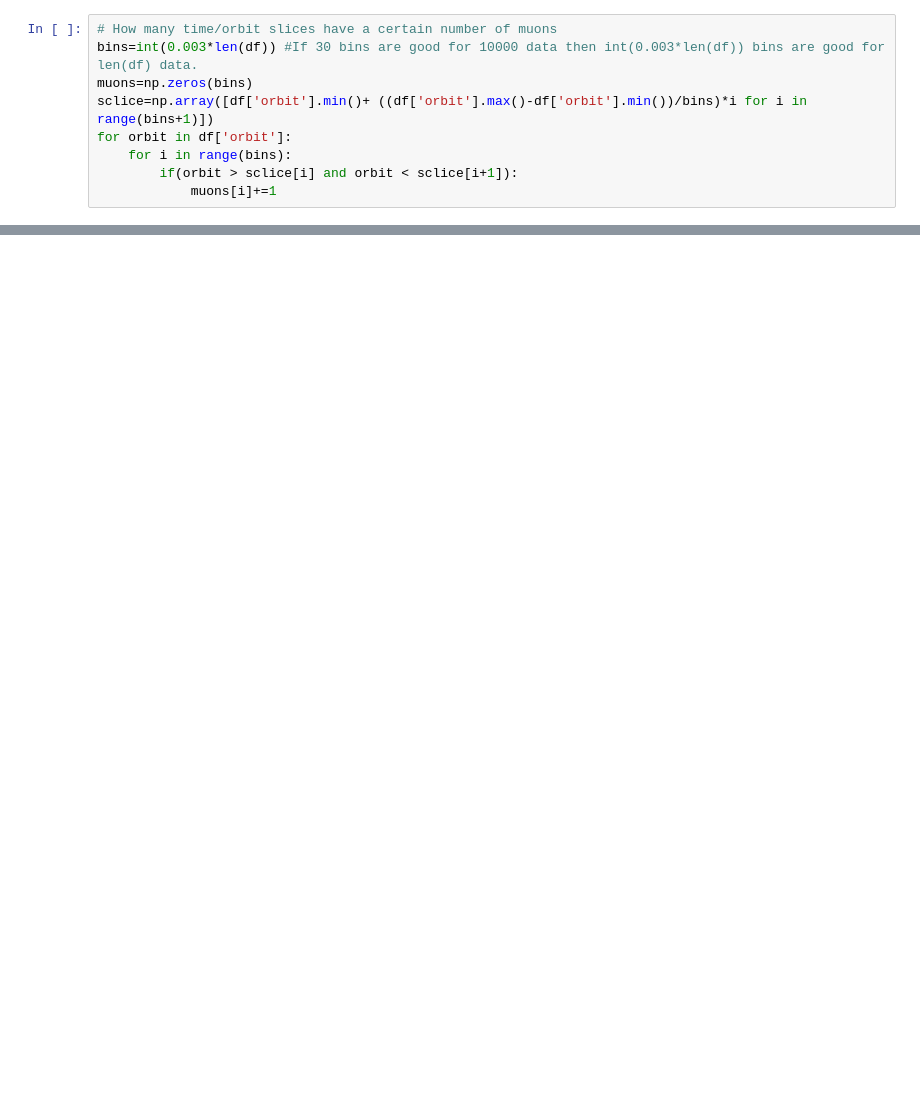
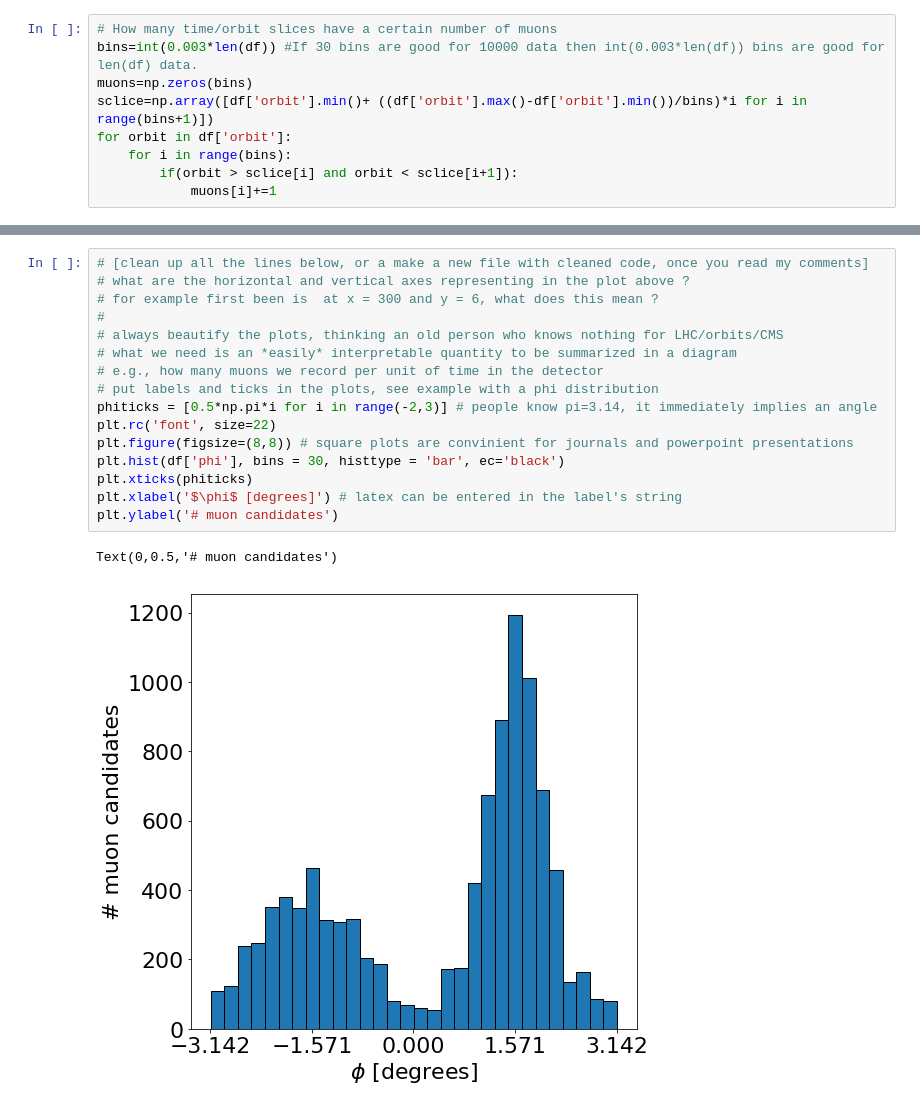
Before and after one commit to GeorgeAlex22/scout, a Jupyter notebook: Test__scout_326790_000000_trunc.ipynb, the cells around one changed output, grey strips where cells are left out. Saved outputs shown, nothing was run; the diff lists cells and outputs as text; blank space fills up the shorter version.

Commit message:
some comments on the code

```diff
--- a/Test__scout_326790_000000_trunc.ipynb
+++ b/Test__scout_326790_000000_trunc.ipynb
@@ -40,0 +38,19 @@ sns.distplot(muons, kde=False)# How many time/orbit slices have a certain number
+# %%
+# [clean up all the lines below, or a make a new file with cleaned code, once you read my comments]
+# what are the horizontal and vertical axes representing in the plot above ?
+# for example first been is  at x = 300 and y = 6, what does this mean ?
+#
+# always beautify the plots, thinking an old person who knows nothing for LHC/orbits/CMS
+# what we need is an *easily* interpretable quantity to be summarized in a diagram
+# e.g., how many muons we record per unit of time in the detector
+# put labels and ticks in the plots, see example with a phi distribution
+phiticks = [0.5*np.pi*i for i in range(-2,3)] # people know pi=3.14, it immediately implies an angle
+plt.rc('font', size=22)
+plt.figure(figsize=(8,8)) # square plots are convinient for journals and powerpoint presentations
+plt.hist(df['phi'], bins = 30, histtype = 'bar', ec='black')
+plt.xticks(phiticks)
+plt.xlabel('$\phi$ [degrees]') # latex can be entered in the label's string
+plt.ylabel('# muon candidates')
+# %% [output]
+Text(0,0.5,'# muon candidates')
+[figure, added]
```
Also changed, not shown: parts of 6 cells of this notebook, 1 other file.
